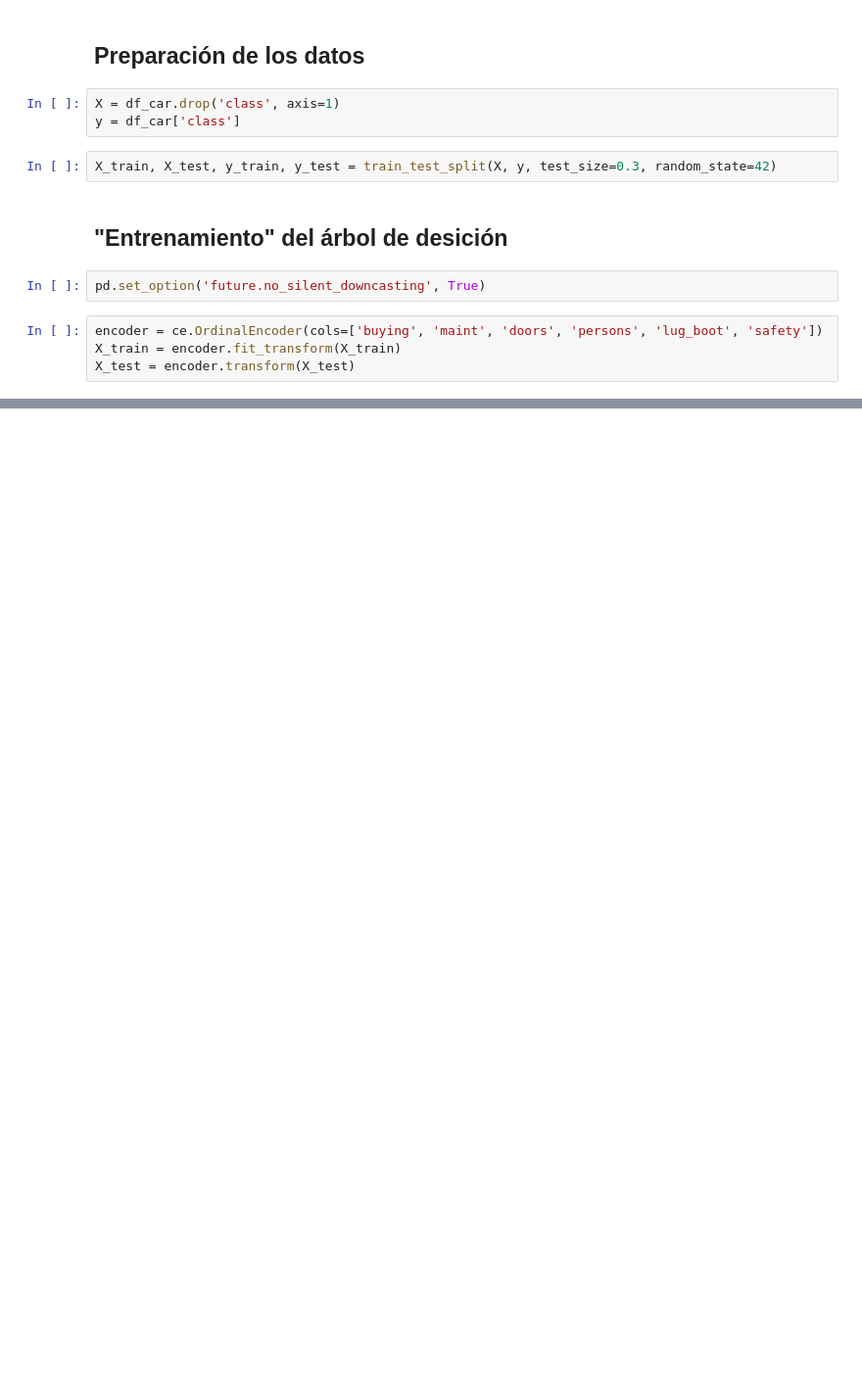
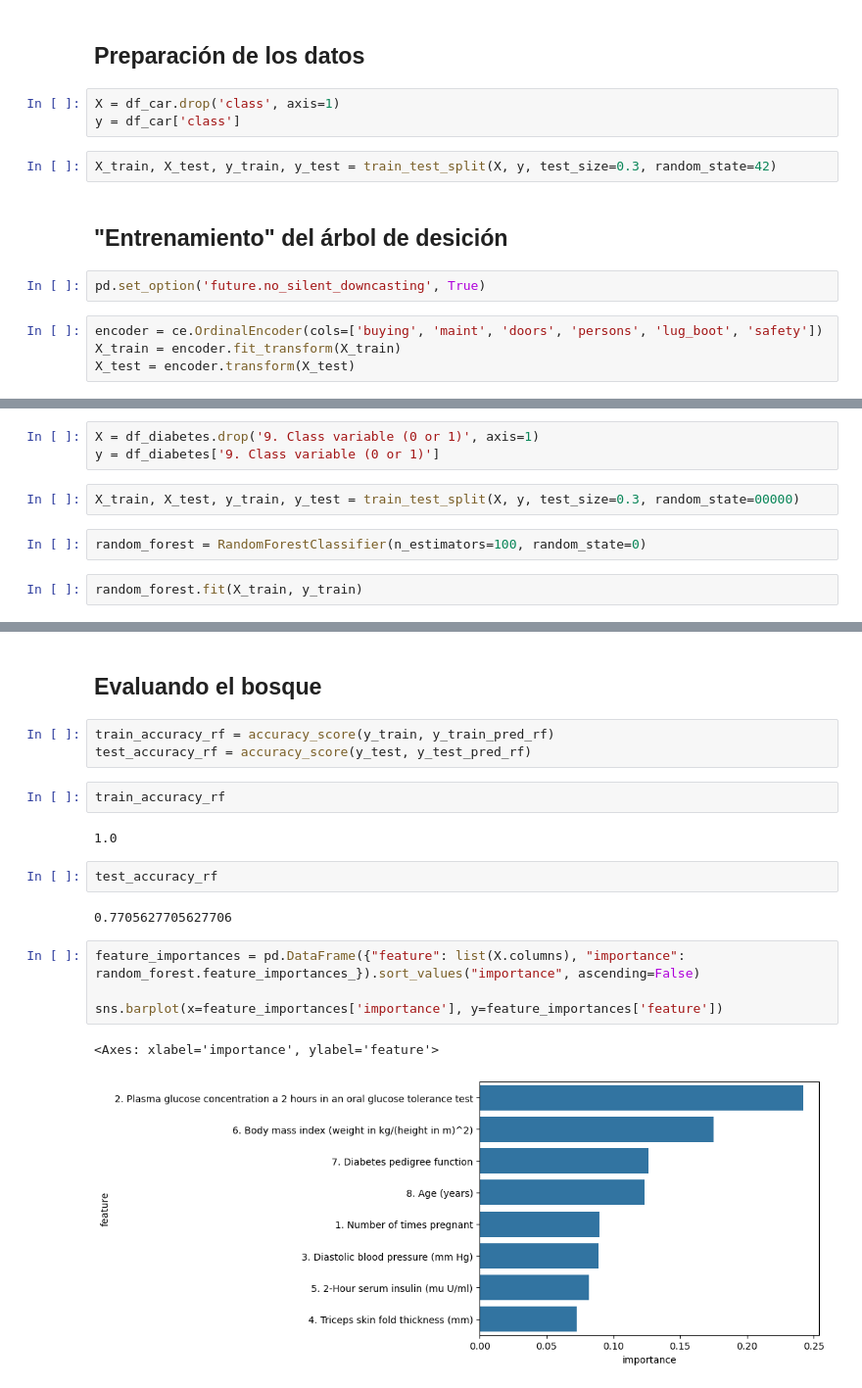
Before and after one commit to RiemannIntegrable/Notas-de-cursos-en-platzi, a Jupyter notebook: CurArbDec/notebooks/notebook.ipynb, the cells around one changed output, grey strips where cells are left out. Shown: that part at 98% size. Cells and saved outputs as stored; diff of their text form; blank space fills up the shorter version.

```diff
--- a/CurArbDec/notebooks/notebook.ipynb
+++ b/CurArbDec/notebooks/notebook.ipynb
@@ -96,0 +192,9 @@ X_test = encoder.transform(X_test)
+# %%
+X = df_diabetes.drop('9. Class variable (0 or 1)', axis=1)
+y = df_diabetes['9. Class variable (0 or 1)']
+# %%
+X_train, X_test, y_train, y_test = train_test_split(X, y, test_size=0.3, random_state=00000)
+# %%
+random_forest = RandomForestClassifier(n_estimators=100, random_state=0)
+# %%
+random_forest.fit(X_train, y_train)
@@ -96,0 +220,20 @@ X_test = encoder.transform(X_test)
+# %% [markdown]
+## Evaluando el bosque
+# %%
+train_accuracy_rf = accuracy_score(y_train, y_train_pred_rf)
+test_accuracy_rf = accuracy_score(y_test, y_test_pred_rf)
+# %%
+train_accuracy_rf
+# %% [output]
+1.0
+# %%
+test_accuracy_rf
+# %% [output]
+0.7705627705627706
+# %%
+feature_importances = pd.DataFrame({"feature": list(X.columns), "importance": random_forest.feature_importances_}).sort_values("importance", ascending=False)
+
+sns.barplot(x=feature_importances['importance'], y=feature_importances['feature'])
+# %% [output]
+<Axes: xlabel='importance', ylabel='feature'>
+[figure, added]
```
Also changed, not shown: parts of 24 cells of this notebook, 3 other files.
